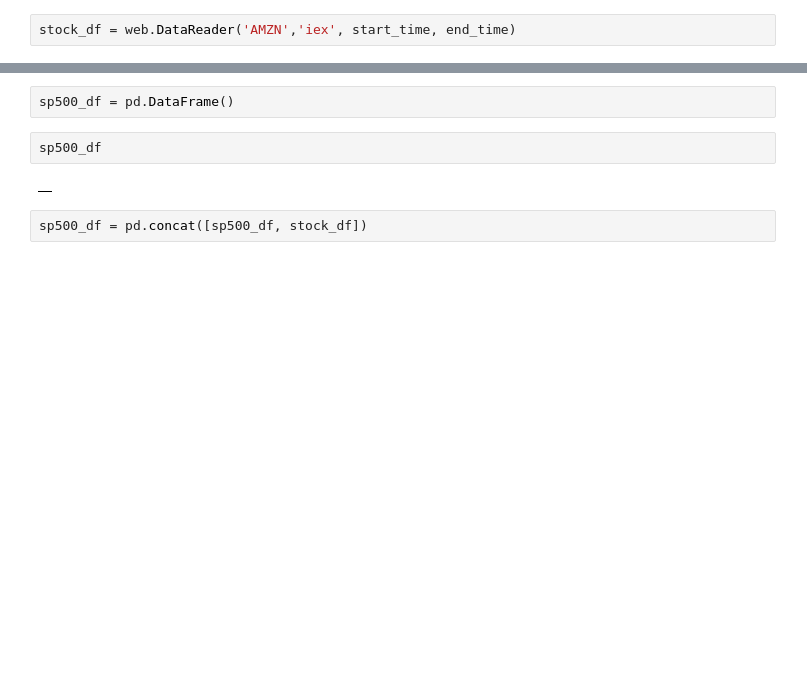
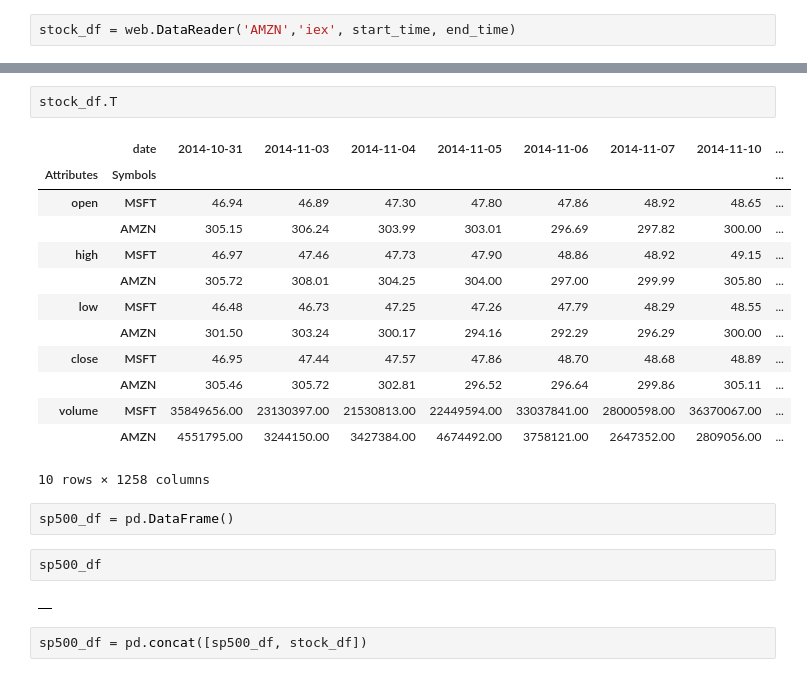
Before and after one commit to GabrielSGoncalves/serverless_etl_medium, a Jupyter notebook: Notebook_1_Creating_SP500_database.ipynb, the cells around one changed output, grey strips where cells are left out. Cells and saved outputs as stored; diff of their text form; blank space fills up the shorter version.

```diff
--- a/Notebook_1_Creating_SP500_database.ipynb
+++ b/Notebook_1_Creating_SP500_database.ipynb
@@ -93,3 +158,19 @@ stock_df
+# %%
+stock_df.T
+# %% [output]
+|  | date | 2014-10-31 | 2014-11-03 | 2014-11-04 | 2014-11-05 | 2014-11-06 | 2014-11-07 | 2014-11-10 | ... |
+| Attributes | Symbols |  |  |  |  |  |  |  | ... |
+| open | MSFT | 46.94 | 46.89 | 47.30 | 47.80 | 47.86 | 48.92 | 48.65 | ... |
+|  | AMZN | 305.15 | 306.24 | 303.99 | 303.01 | 296.69 | 297.82 | 300.00 | ... |
+| high | MSFT | 46.97 | 47.46 | 47.73 | 47.90 | 48.86 | 48.92 | 49.15 | ... |
+|  | AMZN | 305.72 | 308.01 | 304.25 | 304.00 | 297.00 | 299.99 | 305.80 | ... |
+| low | MSFT | 46.48 | 46.73 | 47.25 | 47.26 | 47.79 | 48.29 | 48.55 | ... |
+|  | AMZN | 301.50 | 303.24 | 300.17 | 294.16 | 292.29 | 296.29 | 300.00 | ... |
+| close | MSFT | 46.95 | 47.44 | 47.57 | 47.86 | 48.70 | 48.68 | 48.89 | ... |
+|  | AMZN | 305.46 | 305.72 | 302.81 | 296.52 | 296.64 | 299.86 | 305.11 | ... |
+| volume | MSFT | 35849656.00 | 23130397.00 | 21530813.00 | 22449594.00 | 33037841.00 | 28000598.00 | 36370067.00 | ... |
+|  | AMZN | 4551795.00 | 3244150.00 | 3427384.00 | 4674492.00 | 3758121.00 | 2647352.00 | 2809056.00 | ... |
+10 rows × 1258 columns
 # %%
 sp500_df = pd.DataFrame()
 # %%
```
Also changed, not shown: parts of 16 cells of this notebook.
